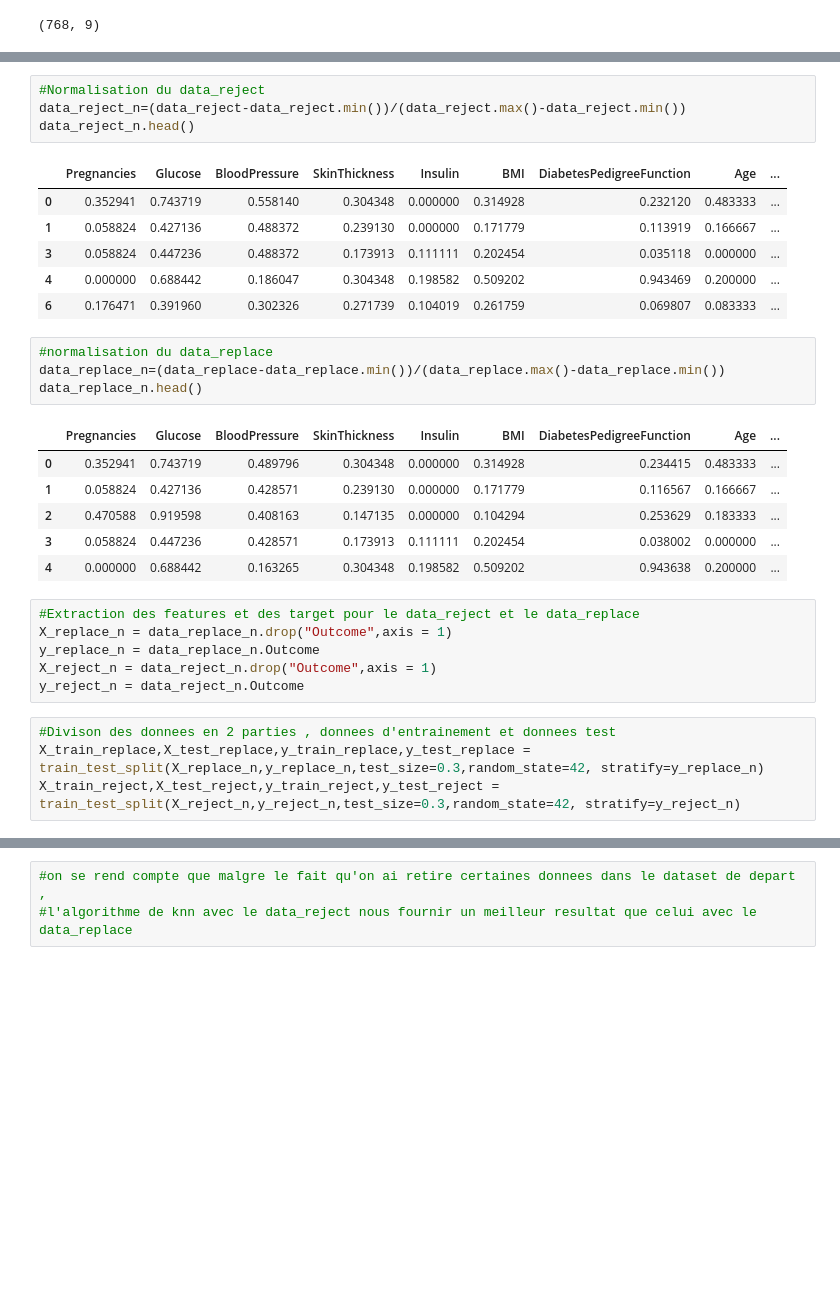
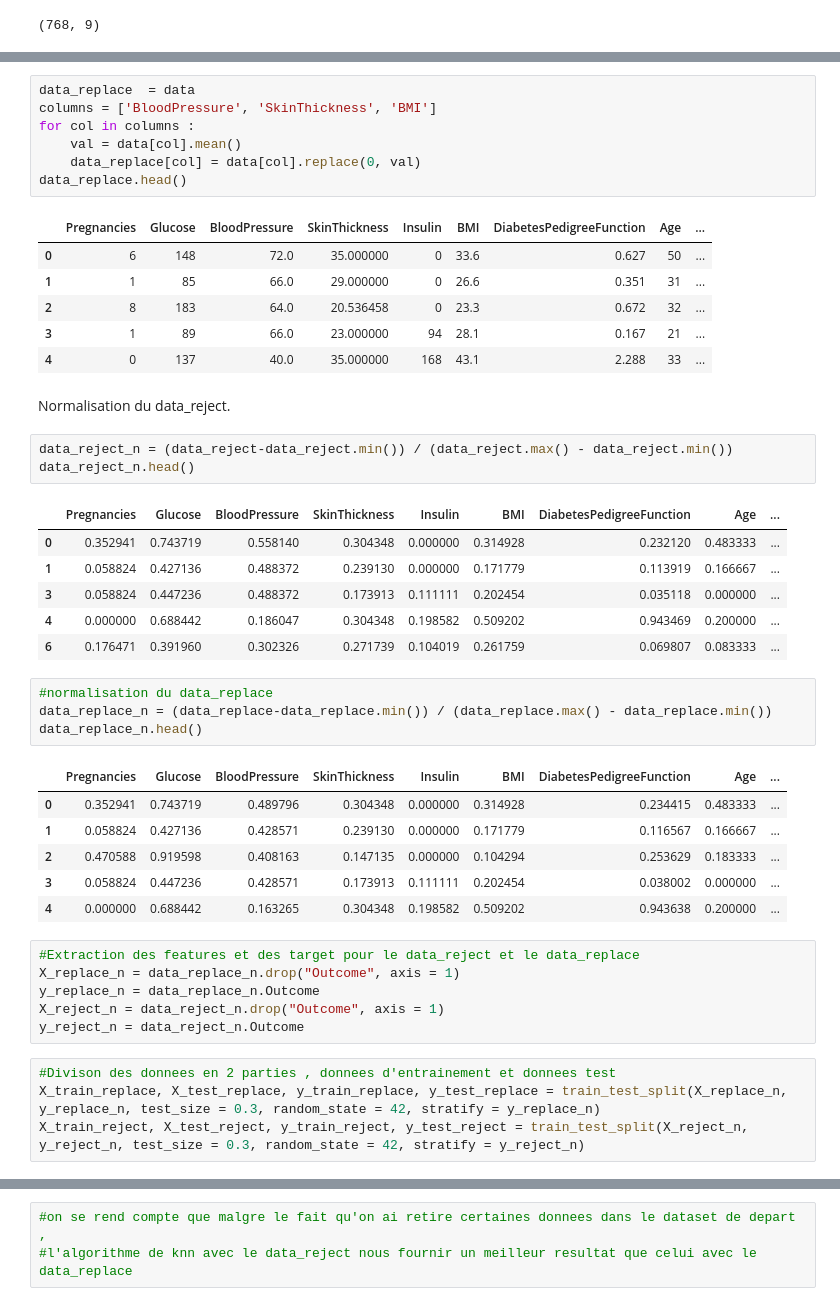
Before and after one commit to Rushclin/data-mining-project, a Jupyter notebook: notebooks/knn_model_training.ipynb, the cells around one changed output, grey strips where cells are left out. Saved outputs shown, nothing was run; the diff lists cells and outputs as text; blank space fills up the shorter version.

```diff
--- a/notebooks/knn_model_training.ipynb
+++ b/notebooks/knn_model_training.ipynb
@@ -90,6 +94,21 @@ data_reject.shape
+# %%
+data_replace  = data
+columns = ['BloodPressure', 'SkinThickness', 'BMI']
+for col in columns :
+    val = data[col].mean()
+    data_replace[col] = data[col].replace(0, val)
+data_replace.head()
+# %% [output]
+|  | Pregnancies | Glucose | BloodPressure | SkinThickness | Insulin | BMI | DiabetesPedigreeFunction | Age | ... |
+| 0 | 6 | 148 | 72.0 | 35.000000 | 0 | 33.6 | 0.627 | 50 | ... |
+| 1 | 1 | 85 | 66.0 | 29.000000 | 0 | 26.6 | 0.351 | 31 | ... |
+| 2 | 8 | 183 | 64.0 | 20.536458 | 0 | 23.3 | 0.672 | 32 | ... |
+| 3 | 1 | 89 | 66.0 | 23.000000 | 94 | 28.1 | 0.167 | 21 | ... |
+| 4 | 0 | 137 | 40.0 | 35.000000 | 168 | 43.1 | 2.288 | 33 | ... |
+# %% [markdown]
+Normalisation du data_reject.
 # %%
-#Normalisation du data_reject
-data_reject_n=(data_reject-data_reject.min())/(data_reject.max()-data_reject.min())
+data_reject_n = (data_reject-data_reject.min()) / (data_reject.max() - data_reject.min())
 data_reject_n.head()
 # %% [output]
 |  | Pregnancies | Glucose | BloodPressure | SkinThickness | Insulin | BMI | DiabetesPedigreeFunction | Age | ... |
@@ -100,7 +119,7 @@ data_reject_n.head()
 | 6 | 0.176471 | 0.391960 | 0.302326 | 0.271739 | 0.104019 | 0.261759 | 0.069807 | 0.083333 | ... |
 # %%
 #normalisation du data_replace
-data_replace_n=(data_replace-data_replace.min())/(data_replace.max()-data_replace.min())
+data_replace_n = (data_replace-data_replace.min()) / (data_replace.max() - data_replace.min())
 data_replace_n.head()
 # %% [output]
 |  | Pregnancies | Glucose | BloodPressure | SkinThickness | Insulin | BMI | DiabetesPedigreeFunction | Age | ... |
@@ -111,14 +130,14 @@ data_replace_n.head()
 | 4 | 0.000000 | 0.688442 | 0.163265 | 0.304348 | 0.198582 | 0.509202 | 0.943638 | 0.200000 | ... |
 # %%
 #Extraction des features et des target pour le data_reject et le data_replace
-X_replace_n = data_replace_n.drop("Outcome",axis = 1)
+X_replace_n = data_replace_n.drop("Outcome", axis = 1)
 y_replace_n = data_replace_n.Outcome
-X_reject_n = data_reject_n.drop("Outcome",axis = 1)
+X_reject_n = data_reject_n.drop("Outcome", axis = 1)
 y_reject_n = data_reject_n.Outcome
 # %%
 #Divison des donnees en 2 parties , donnees d'entrainement et donnees test
-X_train_replace,X_test_replace,y_train_replace,y_test_replace = train_test_split(X_replace_n,y_replace_n,test_size=0.3,random_state=42, stratify=y_replace_n)
-X_train_reject,X_test_reject,y_train_reject,y_test_reject = train_test_split(X_reject_n,y_reject_n,test_size=0.3,random_state=42, stratify=y_reject_n)
+X_train_replace, X_test_replace, y_train_replace, y_test_replace = train_test_split(X_replace_n, y_replace_n, test_size = 0.3, random_state = 42, stratify = y_replace_n)
+X_train_reject, X_test_reject, y_train_reject, y_test_reject = train_test_split(X_reject_n, y_reject_n, test_size = 0.3, random_state = 42, stratify = y_reject_n)
 # %%
 #recherche de la meilleure valeur pour le parametre k
 #entrainement de l'algorithme
```
Also changed, not shown: parts of 13 cells of this notebook, 1 other file.
